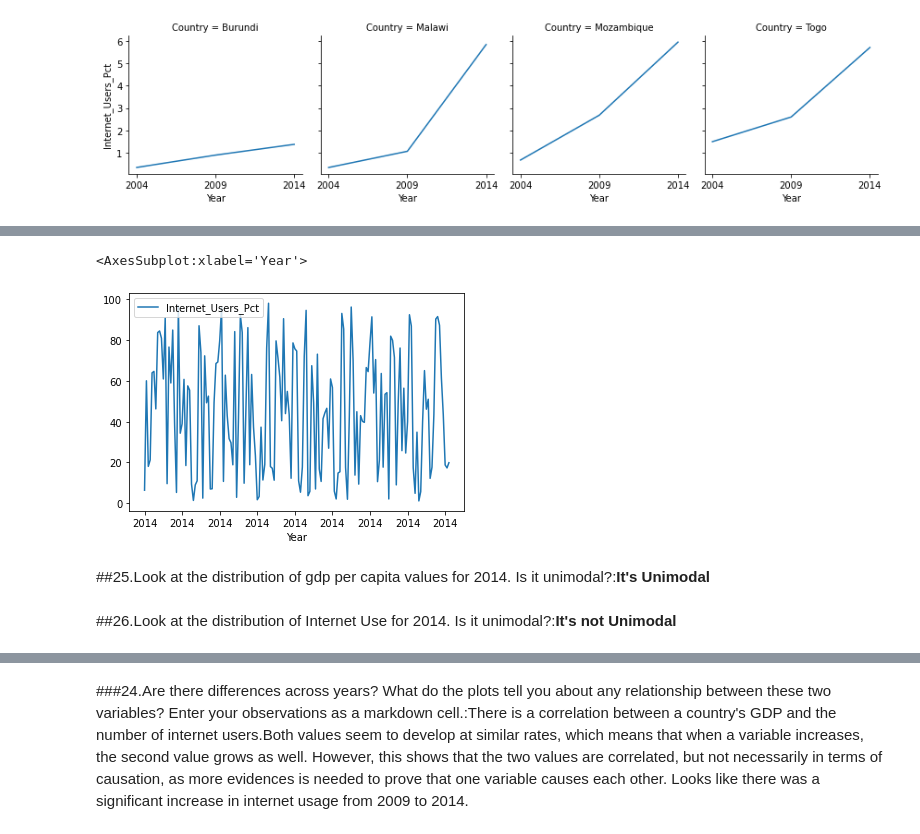
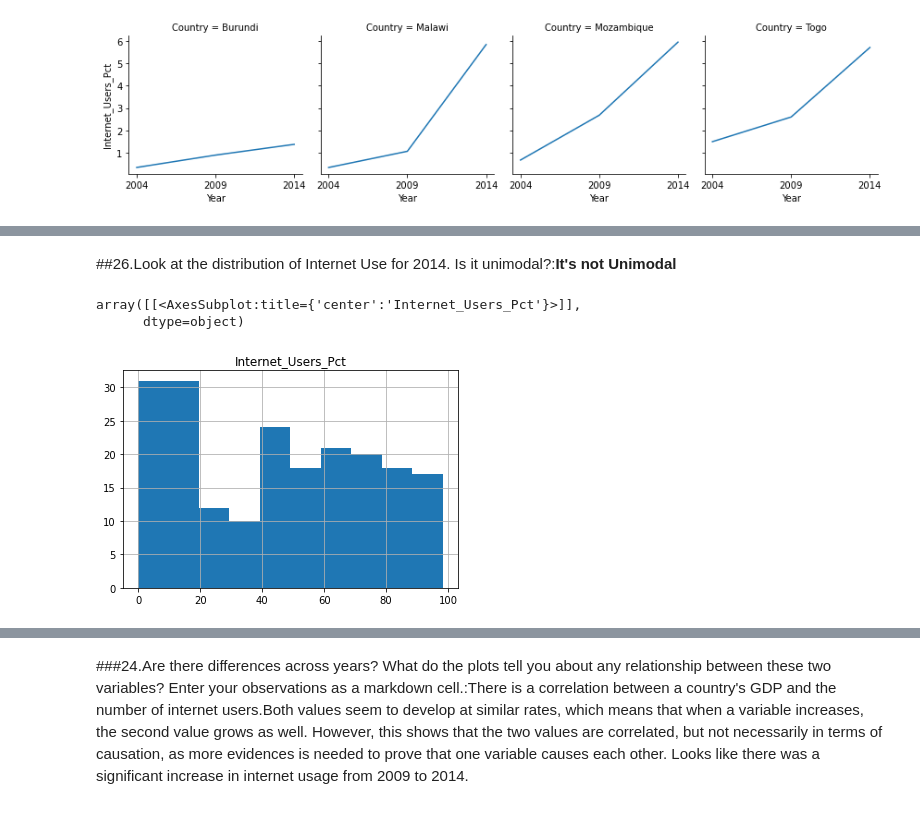
Before and after one commit to igoike/gdp-and-internet-usage-igoike, a Jupyter notebook: notebook/gdp_and_internet_usage.ipynb, the cells around one changed output, grey strips where cells are left out. Saved outputs shown, nothing was run; the diff lists cells and outputs as text; code cells hidden in the pictures.

```diff
--- a/notebook/gdp_and_internet_usage.ipynb
+++ b/notebook/gdp_and_internet_usage.ipynb
@@ -209,4 +210,4 @@ print(internet_df)
 # %% [markdown]
 ###13.Merge the two DataFrames to one. Merge all rows from each of the two DataFrames. Call the new DataFrame gdp_and_internet_use.
 # %%
-gdp_and_internet_use = pd.merge(gdp_df, internet_df)
+gdp_and_internet_use = pd.merge(gdp_df, internet_df,on=['Country','Year'],how='outer')
@@ -565,9 +578,8 @@ gdp_and_internet_use_2014.plot('Year',"GDP_Per_Capita")
+# %% [markdown]
+##26.Look at the distribution of Internet Use for 2014. Is it unimodal?:**It's not Unimodal**
 # %%
-gdp_and_internet_use_2014.plot('Year',"Internet_Users_Pct")
+gdp_and_internet_use_2014.hist("Internet_Users_Pct")
 # %% [output]
-<AxesSubplot:xlabel='Year'>
+array([[<AxesSubplot:title={'center':'Internet_Users_Pct'}>]],
+      dtype=object)
-[figure, old version]
+[figure, new version]
-# %% [markdown]
-##25.Look at the distribution of gdp per capita values for 2014. Is it unimodal?:**It's Unimodal**
-# %% [markdown]
-##26.Look at the distribution of Internet Use for 2014. Is it unimodal?:**It's not Unimodal**
```
Also changed, not shown: parts of 35 cells of this notebook.
